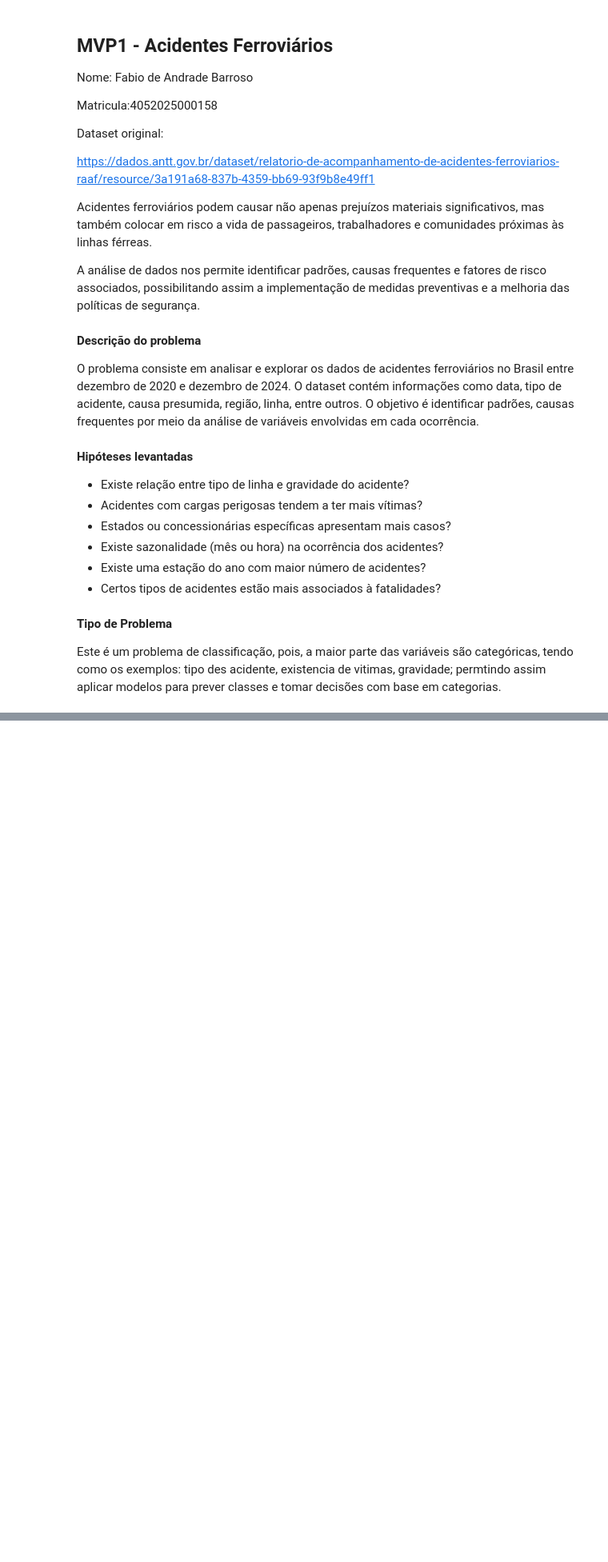
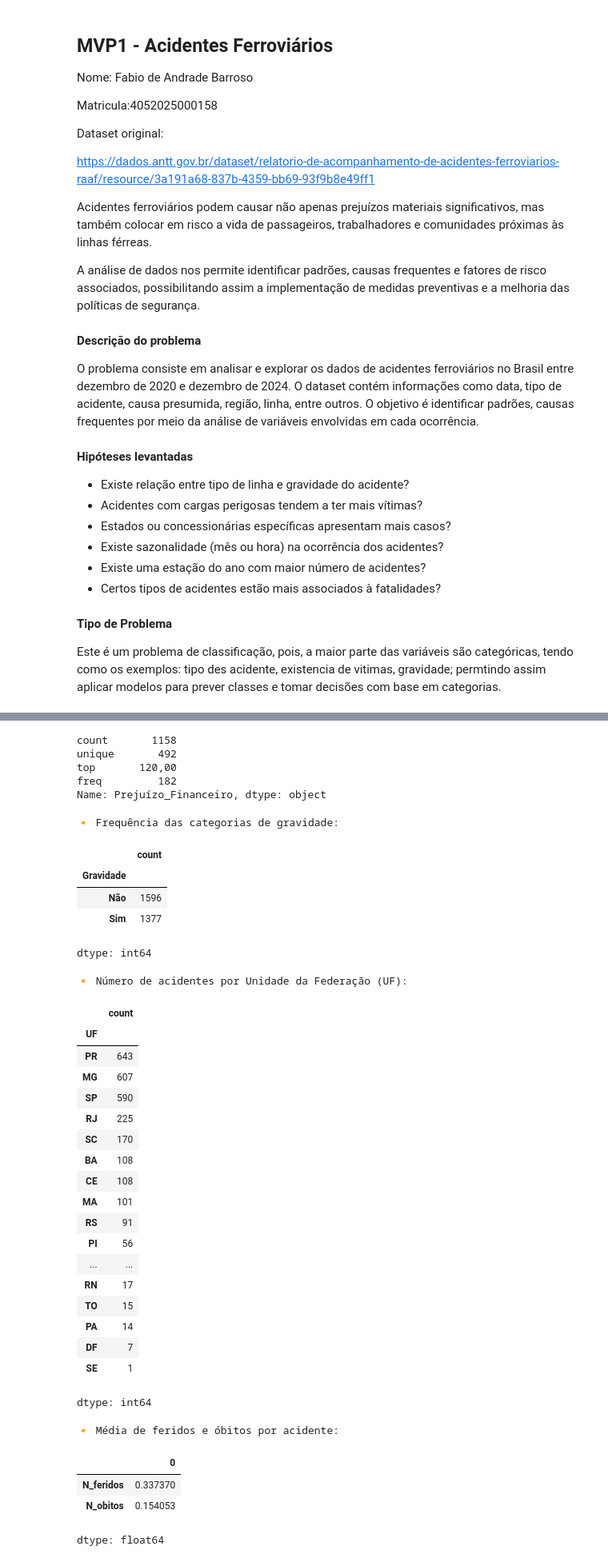
Before and after one commit to fabarroso/MVP1, a Jupyter notebook: MVP1.ipynb, the cells around one changed output, grey strips where cells are left out. Shown at 80% size. Drawn from its saved outputs; the diff is of its cells as text; code cells hidden in the pictures; blank space fills up the shorter version.

```diff
--- a/MVP1.ipynb
+++ b/MVP1.ipynb
@@ -113,0 +135,55 @@ memory usage: 627.2+ KB
+# %%
+# Média e desvio padrão do prejuízo (Melhorar)
+print(df['Prejuízo_Financeiro'].describe())
+# %% [output]
+count       1158
+unique       492
+top       120,00
+freq         182
+Name: Prejuízo_Financeiro, dtype: object
+# %%
+## Analise Descritiva
+
+# Frequência da gravidade
+print("🔸 Frequência das categorias de gravidade:")
+display(df['Gravidade'].value_counts())
+
+# Acidentes por UF
+print("\n🔸 Número de acidentes por Unidade da Federação (UF):")
+display(df['UF'].value_counts())
+
+# Número médio de feridos e mortos
+print("\n🔸 Média de feridos e óbitos por acidente:")
+display(df[['N_feridos', 'N_obitos']].astype(int).mean())
+# %% [output]
+🔸 Frequência das categorias de gravidade:
+|  | count |
+| Gravidade |  |
+| Não | 1596 |
+| Sim | 1377 |
+dtype: int64
+🔸 Número de acidentes por Unidade da Federação (UF):
+|  | count |
+| UF |  |
+| PR | 643 |
+| MG | 607 |
+| SP | 590 |
+| RJ | 225 |
+| SC | 170 |
+| BA | 108 |
+| CE | 108 |
+| MA | 101 |
+| RS | 91 |
+| PI | 56 |
+| ... | ... |
+| RN | 17 |
+| TO | 15 |
+| PA | 14 |
+| DF | 7 |
+| SE | 1 |
+dtype: int64
+🔸 Média de feridos e óbitos por acidente:
+|  | 0 |
+| N_feridos | 0.337370 |
+| N_obitos | 0.154053 |
+dtype: float64
```
Also changed, not shown: parts of 2 cells of this notebook.
